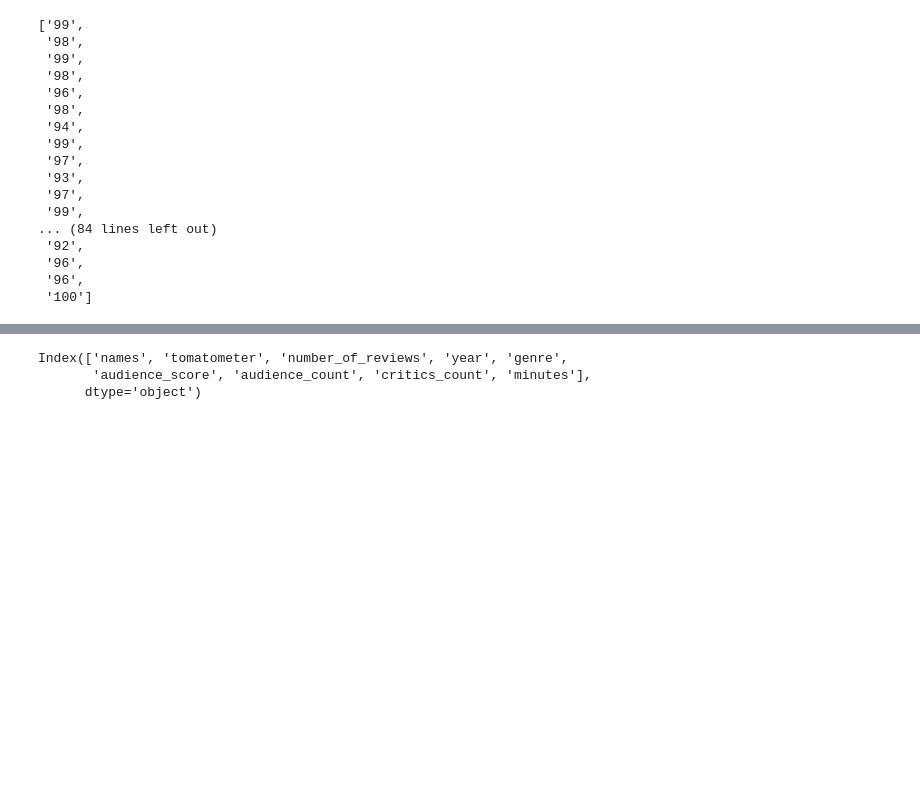
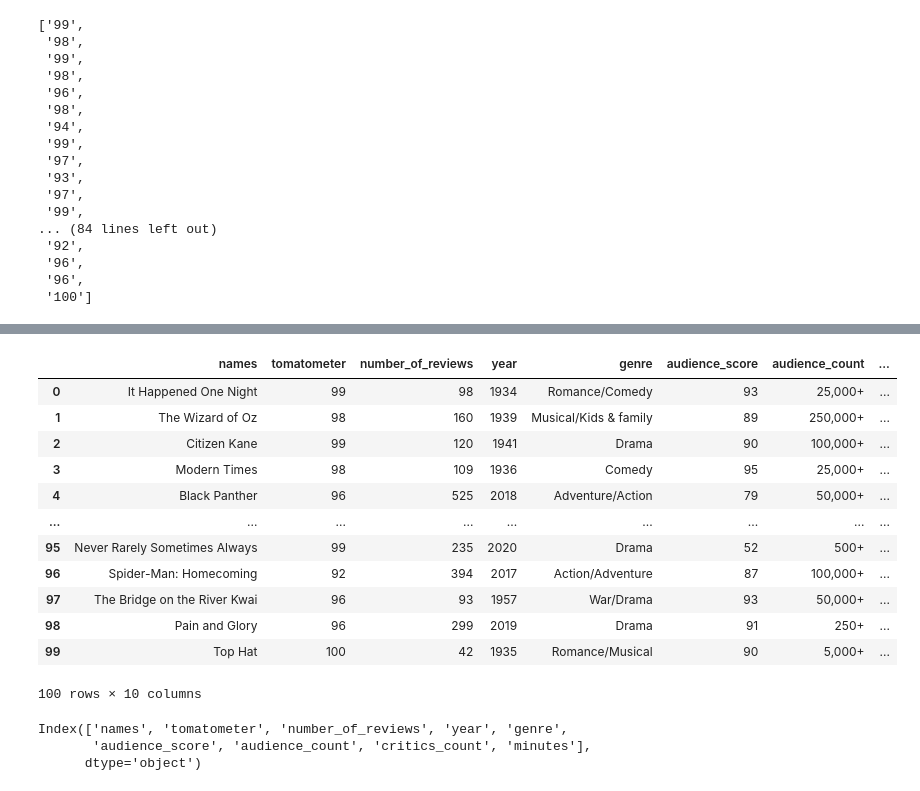
Before and after one commit to Islanderrobotics/islander-datasets, a Jupyter notebook: rotten tomato.ipynb, the cells around one changed output, grey strips where cells are left out. Cells and saved outputs as stored; diff of their text form; code cells hidden in the pictures; blank space fills up the shorter version.

```diff
--- a/rotten tomato.ipynb
+++ b/rotten tomato.ipynb
@@ -128,0 +177,9 @@ cleaned.drop(columns="time",inplace=True)
+# %%
+cleaned = cleaning_data.data_white_space()
+# %%
+part_of_the_mcu = []
+for i in cleaned.names:
+    if checjing(i):
+        part_of_the_mcu.append(1)
+    else:
+        part_of_the_mcu.append(0)
@@ -129 +206,21 @@ cleaned.drop(columns="time",inplace=True)
+# %%
+mcu_df = pd.DataFrame(data = part_of_the_mcu, columns=["part_of_the_mcu"])
+# %%
+final_clean = pd.concat([cleaned,mcu_df],axis=1)
+# %%
+final_clean
+# %% [output]
+|  | names | tomatometer | number_of_reviews | year | genre | audience_score | audience_count | ... |
+| 0 | It Happened One Night | 99 | 98 | 1934 | Romance/Comedy | 93 | 25,000+ | ... |
+| 1 | The Wizard of Oz | 98 | 160 | 1939 | Musical/Kids & family | 89 | 250,000+ | ... |
+| 2 | Citizen Kane | 99 | 120 | 1941 | Drama | 90 | 100,000+ | ... |
+| 3 | Modern Times | 98 | 109 | 1936 | Comedy | 95 | 25,000+ | ... |
+| 4 | Black Panther | 96 | 525 | 2018 | Adventure/Action | 79 | 50,000+ | ... |
+| ... | ... | ... | ... | ... | ... | ... | ... | ... |
+| 95 | Never Rarely Sometimes Always | 99 | 235 | 2020 | Drama | 52 | 500+ | ... |
+| 96 | Spider-Man: Homecoming | 92 | 394 | 2017 | Action/Adventure | 87 | 100,000+ | ... |
+| 97 | The Bridge on the River Kwai | 96 | 93 | 1957 | War/Drama | 93 | 50,000+ | ... |
+| 98 | Pain and Glory | 96 | 299 | 2019 | Drama | 91 | 250+ | ... |
+| 99 | Top Hat | 100 | 42 | 1935 | Romance/Musical | 90 | 5,000+ | ... |
+100 rows × 10 columns
 # %%
```
Also changed, not shown: parts of 10 cells of this notebook, 2 other files.
